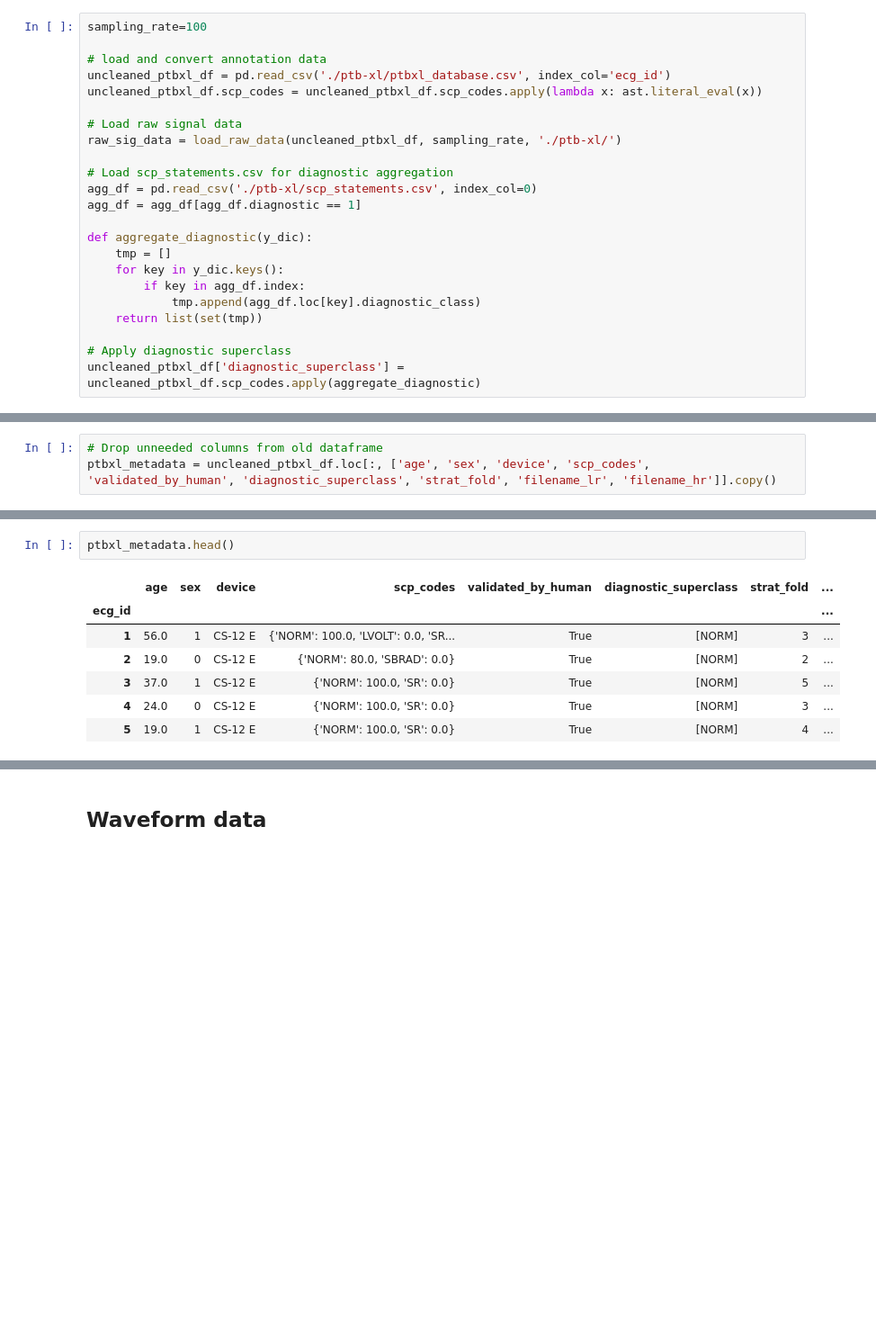
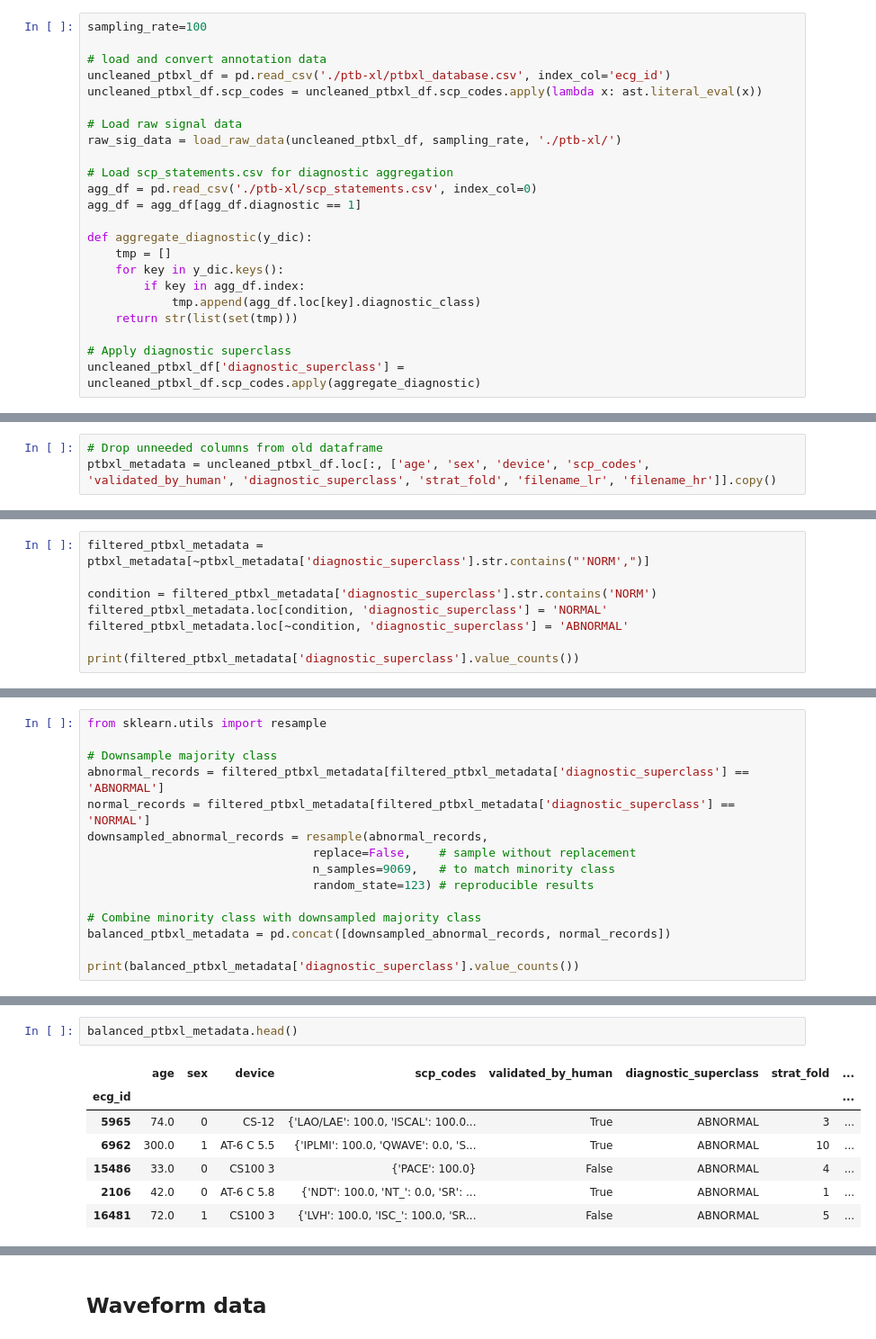
Before and after one commit to lijmr/ecg-autoencoder, a Jupyter notebook: Cleaning_and_Analysis.ipynb, the cells around one changed output, grey strips where cells are left out. Shown at 90% size. Drawn from its saved outputs; the diff is of its cells as text; blank space fills up the shorter version.

```diff
--- a/Cleaning_and_Analysis.ipynb
+++ b/Cleaning_and_Analysis.ipynb
@@ -41,7 +41,7 @@ def aggregate_diagnostic(y_dic):
     for key in y_dic.keys():
         if key in agg_df.index:
             tmp.append(agg_df.loc[key].diagnostic_class)
-    return list(set(tmp))
+    return str(list(set(tmp)))
 
 # Apply diagnostic superclass
 uncleaned_ptbxl_df['diagnostic_superclass'] = uncleaned_ptbxl_df.scp_codes.apply(aggregate_diagnostic)
@@ -84,0 +76,8 @@ ptbxl_metadata = uncleaned_ptbxl_df.loc[:, ['age', 'sex', 'device', 'scp_codes',
+# %%
+filtered_ptbxl_metadata = ptbxl_metadata[~ptbxl_metadata['diagnostic_superclass'].str.contains("'NORM',")]
+
+condition = filtered_ptbxl_metadata['diagnostic_superclass'].str.contains('NORM')
+filtered_ptbxl_metadata.loc[condition, 'diagnostic_superclass'] = 'NORMAL'
+filtered_ptbxl_metadata.loc[~condition, 'diagnostic_superclass'] = 'ABNORMAL'
+
+print(filtered_ptbxl_metadata['diagnostic_superclass'].value_counts())
@@ -84,0 +89,15 @@ ptbxl_metadata = uncleaned_ptbxl_df.loc[:, ['age', 'sex', 'device', 'scp_codes',
+# %%
+from sklearn.utils import resample
+
+# Downsample majority class
+abnormal_records = filtered_ptbxl_metadata[filtered_ptbxl_metadata['diagnostic_superclass'] == 'ABNORMAL']
+normal_records = filtered_ptbxl_metadata[filtered_ptbxl_metadata['diagnostic_superclass'] == 'NORMAL']
+downsampled_abnormal_records = resample(abnormal_records,
+                                replace=False,    # sample without replacement
+                                n_samples=9069,   # to match minority class
+                                random_state=123) # reproducible results
+
+# Combine minority class with downsampled majority class
+balanced_ptbxl_metadata = pd.concat([downsampled_abnormal_records, normal_records])
+
+print(balanced_ptbxl_metadata['diagnostic_superclass'].value_counts())
@@ -85,13 +109,13 @@ ptbxl_metadata = uncleaned_ptbxl_df.loc[:, ['age', 'sex', 'device', 'scp_codes',
 # %%
-ptbxl_metadata.head()
+balanced_ptbxl_metadata.head()
 # %% [output]
 |  | age | sex | device | scp_codes | validated_by_human | diagnostic_superclass | strat_fold | ... |
 | ecg_id |  |  |  |  |  |  |  | ... |
-| 1 | 56.0 | 1 | CS-12 E | {'NORM': 100.0, 'LVOLT': 0.0, 'SR... | True | [NORM] | 3 | ... |
-| 2 | 19.0 | 0 | CS-12 E | {'NORM': 80.0, 'SBRAD': 0.0} | True | [NORM] | 2 | ... |
-| 3 | 37.0 | 1 | CS-12 E | {'NORM': 100.0, 'SR': 0.0} | True | [NORM] | 5 | ... |
-| 4 | 24.0 | 0 | CS-12 E | {'NORM': 100.0, 'SR': 0.0} | True | [NORM] | 3 | ... |
-| 5 | 19.0 | 1 | CS-12 E | {'NORM': 100.0, 'SR': 0.0} | True | [NORM] | 4 | ... |
+| 5965 | 74.0 | 0 | CS-12 | {'LAO/LAE': 100.0, 'ISCAL': 100.0... | True | ABNORMAL | 3 | ... |
+| 6962 | 300.0 | 1 | AT-6 C 5.5 | {'IPLMI': 100.0, 'QWAVE': 0.0, 'S... | True | ABNORMAL | 10 | ... |
+| 15486 | 33.0 | 0 | CS100 3 | {'PACE': 100.0} | False | ABNORMAL | 4 | ... |
+| 2106 | 42.0 | 0 | AT-6 C 5.8 | {'NDT': 100.0, 'NT_': 0.0, 'SR': ... | True | ABNORMAL | 1 | ... |
+| 16481 | 72.0 | 1 | CS100 3 | {'LVH': 100.0, 'ISC_': 100.0, 'SR... | False | ABNORMAL | 5 | ... |
 # %%
 # Generate new CSV files
 file_name = "cleaned_ptbxl_metadata.csv"
```
Also changed, not shown: parts of 8 cells of this notebook.
